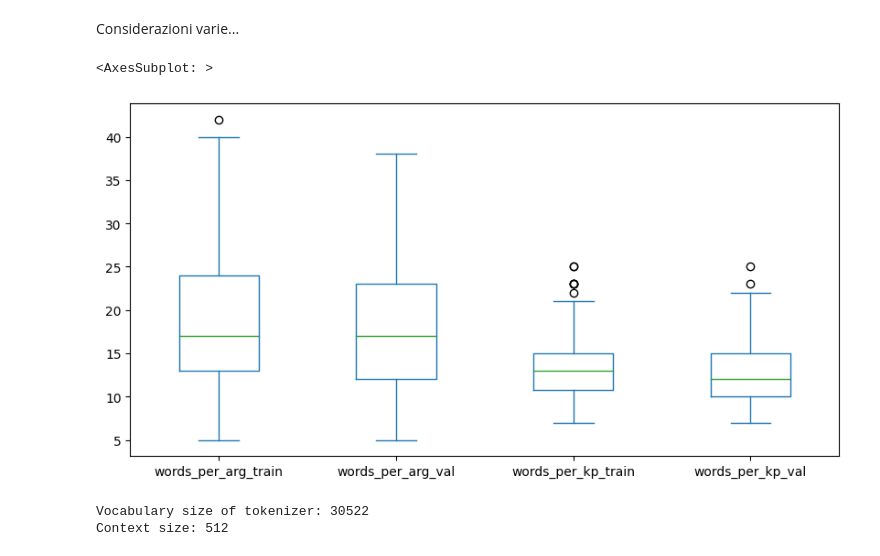
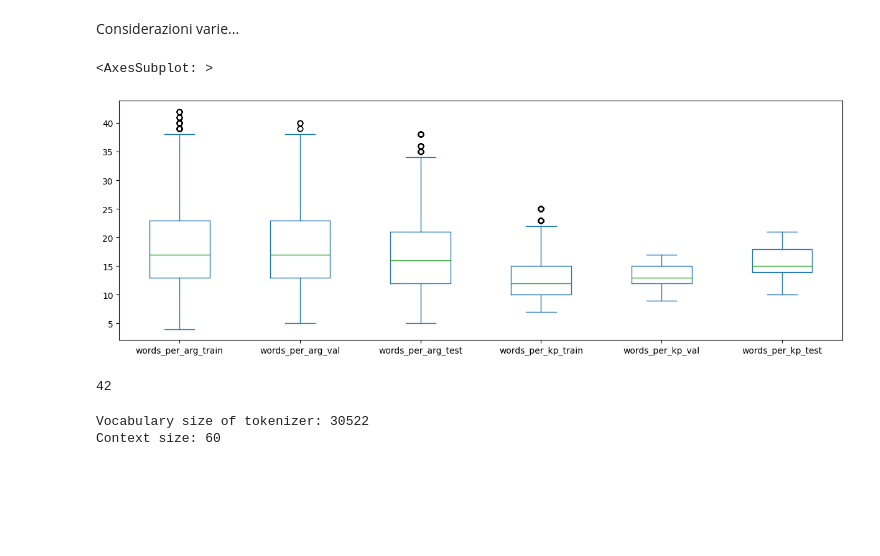
Before and after one commit to mmc185/HLTKeyPointAnalysis, a Jupyter notebook: main.ipynb, the cells around one changed output. Drawn from its saved outputs; the diff is of its cells as text; code cells hidden in the pictures; blank space fills up the shorter version.

Commit message:
refactor code, add metrics eval into grid, add dev.csv file, change gitignore

```diff
--- a/main.ipynb
+++ b/main.ipynb
@@ -62,3 +24,0 @@ df_data['label'].value_counts().plot.bar(title='Labels Proportions in Dataset')
-# %%
-# Perform a stratified split dividing it into 80% training set and 20% validation set
-df_train, df_val = data_handler.split_train_data(df_data, perc_split=0.8)
@@ -115,3 +92,4 @@ df_val['label'].value_counts().plot.bar(title='Labels Proportions in Validation
 # Concatenate topics and keypoints, as stated in the paper
 df_train = data_handler.concatenate_topics(df_train)
 df_val = data_handler.concatenate_topics(df_val)
+df_test = data_handler.concatenate_topics(df_test)
@@ -155,20 +96,26 @@ memory usage: 225.8+ KB
 # %%
-df_train = df_train[0:500]
-df_train = df_train.reset_index()
+#df_train = df_train[0:500]
+#df_train = df_train.reset_index()
 #df_train[:100]
 # %%
 n_words = pd.DataFrame()
 n_words['words_per_arg_train'] = df_train['argument'].str.split().apply(len)
 n_words['words_per_arg_val'] = df_val['argument'].str.split().apply(len)
+n_words['words_per_arg_test'] = df_test['argument'].str.split().apply(len)
 n_words['words_per_kp_train'] = df_train['key_points'].str.split().apply(len)
 n_words['words_per_kp_val'] = df_val['key_points'].str.split().apply(len)
+n_words['words_per_kp_test'] = df_test['key_points'].str.split().apply(len)
 # %% [markdown]
 Considerazioni varie...
 # %%
-n_words.plot.box(figsize=(10, 5))
+n_words.plot.box(figsize=(15, 5))
 # %% [output]
 <AxesSubplot: >
-[figure, old version]
+[figure, new version]
+# %%
+n_words['words_per_arg_train'].max()
+# %% [output]
+42
 # %%
 # Load our model's (bert-base-uncased) tokenizer
 tokenizer = BertTokenizer.from_pretrained('bert-base-uncased', do_lower_case=True)
@@ -180,5 +129,5 @@ tokenized_val = data_handler.tokenize_df(df_val[columns_list], tokenizer, max_le
 # %%
-print(f'Vocabulary size of tokenizer:', tokenizer.vocab_size, '\nContext size:', tokenizer.model_max_length)
+print(f'Vocabulary size of tokenizer:', tokenizer.vocab_size, '\nContext size:', max_length)
 # %% [output]
 Vocabulary size of tokenizer: 30522
-Context size: 512
+Context size: 60
```
Also changed, not shown: parts of 29 cells of this notebook, 7 other files.
